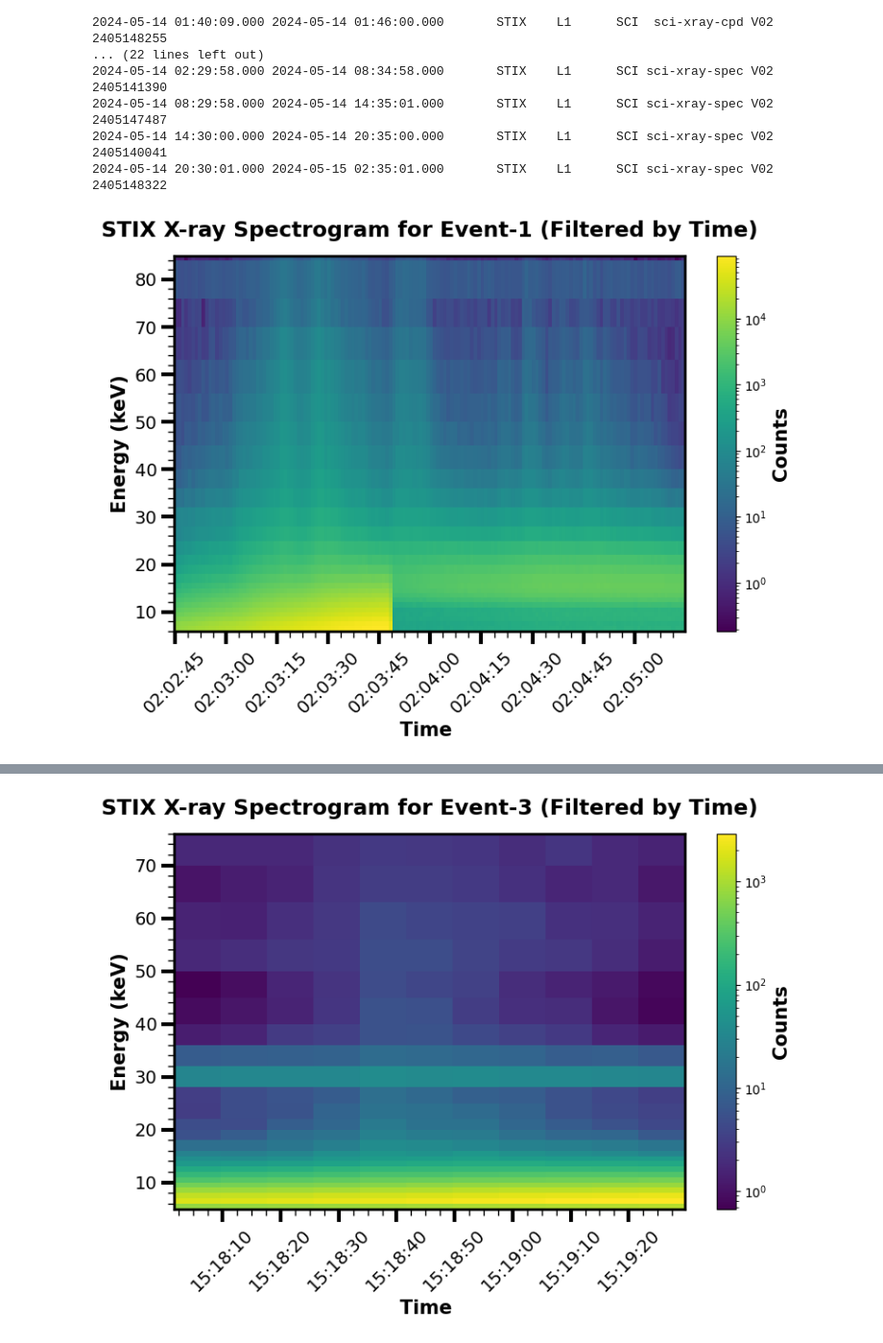
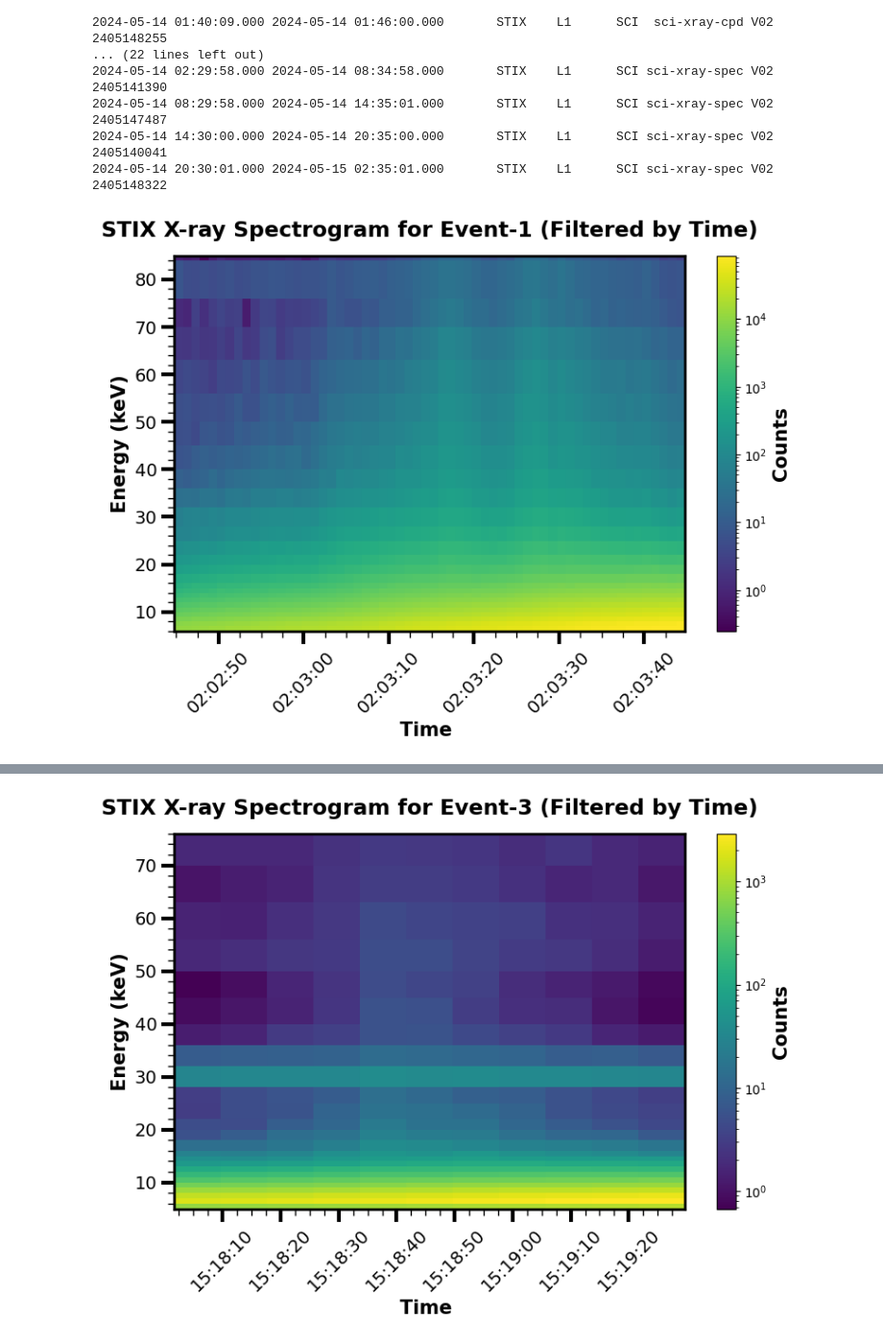
Before and after one commit to MJashwanthNaik/stix-project, a Jupyter notebook: 14_MAY_2024/STIX DATA/Spectograms_2D.ipynb, the cells around one changed output, grey strips where cells are left out. Shown at 96% size. Cells and saved outputs as stored; diff of their text form; code cells hidden in the pictures.

```diff
--- a/14_MAY_2024/STIX DATA/Spectograms_2D.ipynb
+++ b/14_MAY_2024/STIX DATA/Spectograms_2D.ipynb
@@ -57,7 +57,8 @@ spec     # call to check the file details
 
 # Define time range
 start_time = Time('2024-05-14T02:02:45')
-end_time = Time('2024-05-14T02:05:15')
+#end_time = Time('2024-05-14T02:05:15')
+end_time = Time('2024-05-14T02:03:45')   # Filtered
 
 # Extract time indices from spec
 times = Time(spec.data['time'])
@@ -84,32 +85,32 @@ ax.spines["right"].set_linewidth(2)    # Right border
 ax.spines["left"].set_linewidth(2)     # Left border
 ax.spines["bottom"].set_linewidth(2)   # Bottom border
 
 # **Enable Minor Ticks for Better Precision**
 ax.minorticks_on()
 
 # **Make Major and Minor Ticks Thicker**
 ax.tick_params(axis='both', which='major', direction='out', length=8, width=2, labelsize=14)  # Major ticks
 ax.tick_params(axis='both', which='minor', direction='out', length=5, width=1)  # Minor ticks (Thicker)
 
 ax.xaxis.set_tick_params(width=3, length=10)  # Thicker X-axis ticks
 ax.yaxis.set_tick_params(width=3, length=10)  # Thicker Y-axis ticks
 
 # Format and label axes
 ax.set_xlabel("Time ", fontsize=15, fontweight='bold')
 ax.set_ylabel("Energy (keV)", fontsize=15, fontweight='bold')
 ax.set_title("STIX X-ray Spectrogram for Event-1 (Filtered by Time)", fontsize=17, fontweight='bold', pad=15)
 
 plt.xticks(rotation=45)
 plt.tight_layout()
 plt.show()
 
 
 print("start time : ", start_time)
 print("start time : ", end_time)
 
 # Calculate duration
 duration = end_time-start_time
 print("Duration:", duration)
 # %% [output]
-[figure, old version]
+[figure, new version]
 start time :  2024-05-14T02:02:45.000
```
Also changed, not shown: parts of 2 cells of this notebook, 3 other files.
